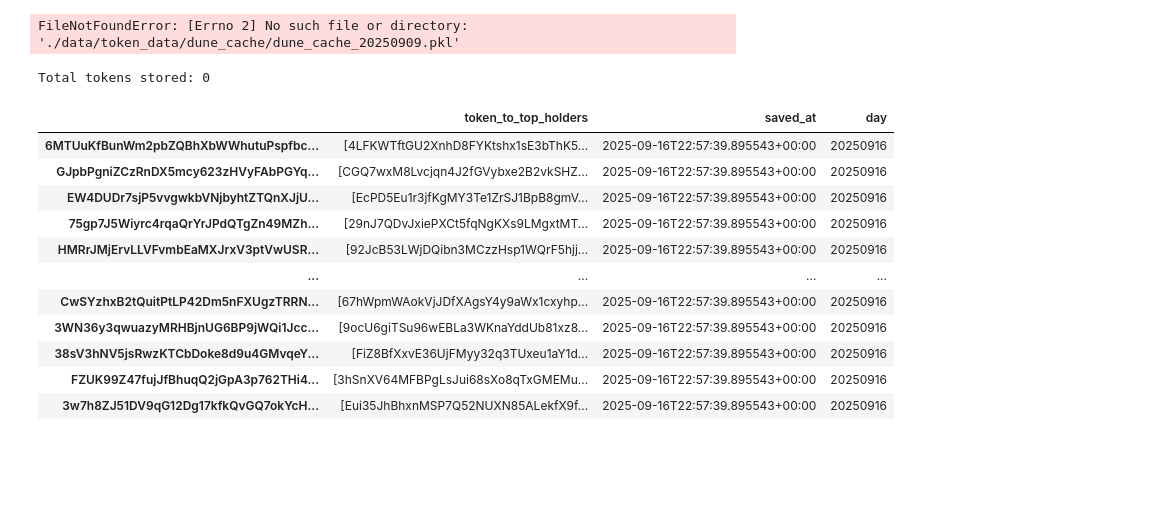
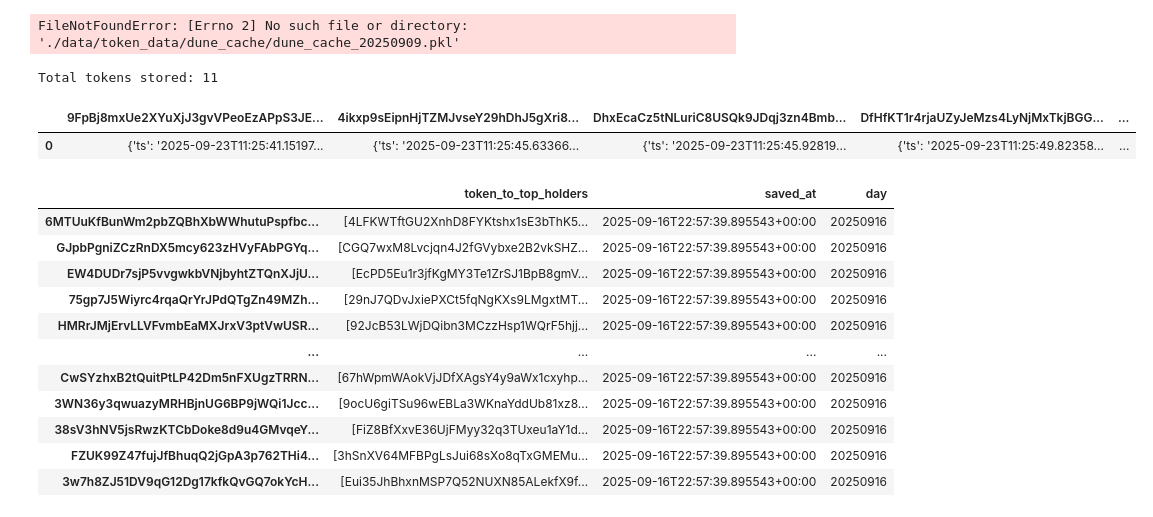
Before and after one commit to smartymetrics/alpha-bot, a Jupyter notebook: notebooks/02_solana_client.ipynb, the cells around one changed output. Drawn from its saved outputs; the diff is of its cells as text; code cells hidden in the pictures; blank space fills up the shorter version.

```diff
--- a/notebooks/02_solana_client.ipynb
+++ b/notebooks/02_solana_client.ipynb
@@ -1181,7 +1181,7 @@ from pathlib import Path
 import joblib
 import pandas as pd
 
-file_path = Path(r"C:\Users\HP USER\Documents\Data Analyst\degen smart\data\dune_cache\dune_cache_20250916.pkl")
+file_path = Path(r"C:\Users\HP USER\Documents\Data Analyst\degen smart\data\overlap_results.pkl")
 if file_path.exists():
     with open(file_path, "rb") as f:
         tokens = joblib.load(f)
@@ -1201,9 +1201,13 @@ else:
     else:
         print(f"File not found at fallback path: {alt_path}")
 # %% [output]
-Total tokens stored: 0
+Total tokens stored: 11
 # %%
 tokens_df = pd.DataFrame(tokens)
+tokens_df.head()
+# %% [output]
+|  | 9FpBj8mxUe2XYuXjJ3gvVPeoEzAPpS3JE... | 4ikxp9sEipnHjTZMJvseY29hDhJ5gXri8... | DhxEcaCz5tNLuriC8USQk9JDqj3zn4Bmb... | DfHfKT1r4rjaUZyJeMzs4LyNjMxTkjBGG... | ... |
+| 0 | {'ts': '2025-09-23T11:25:41.15197... | {'ts': '2025-09-23T11:25:45.63366... | {'ts': '2025-09-23T11:25:45.92819... | {'ts': '2025-09-23T11:25:49.82358... | ... |
 # %%
 tokens_df
 # %% [output]
```
Also changed, not shown: 25 other files.
